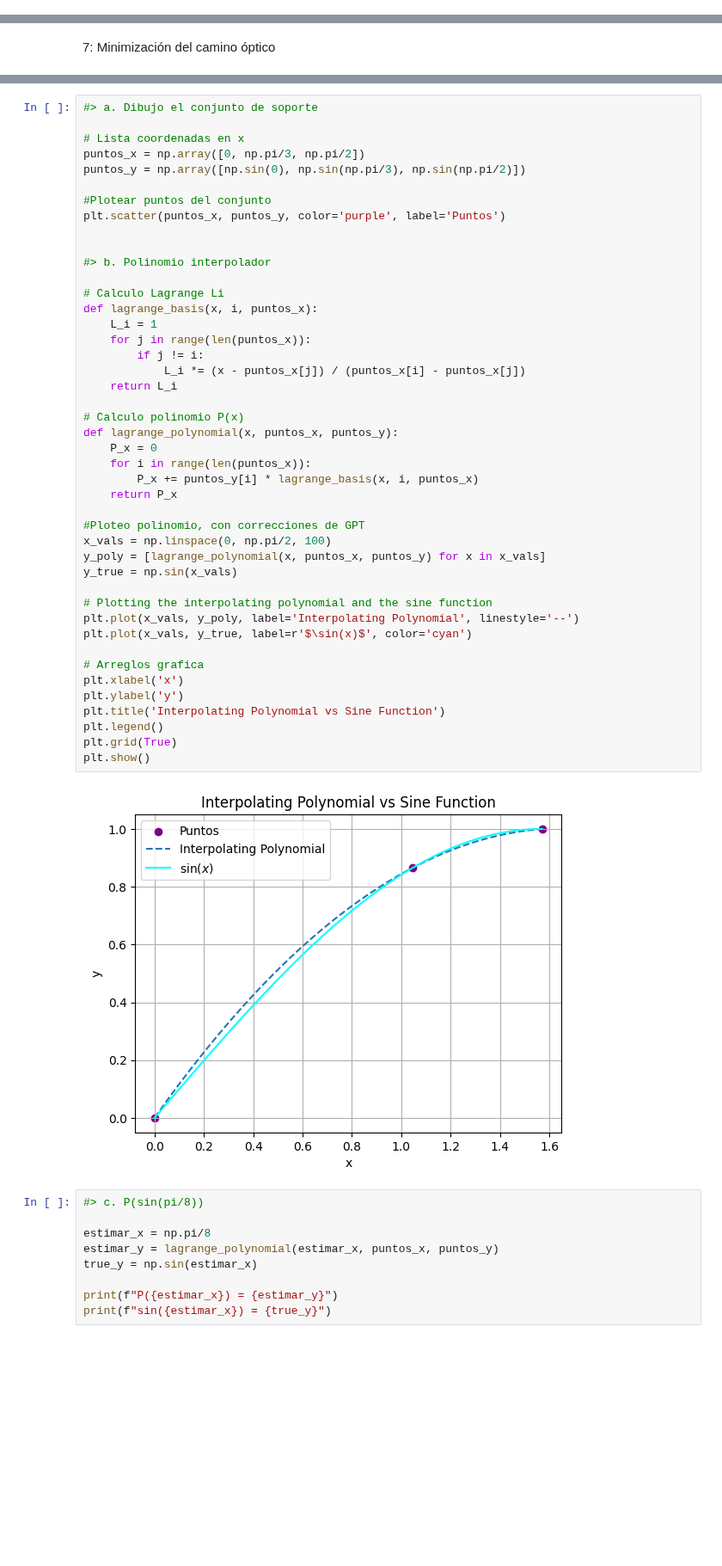
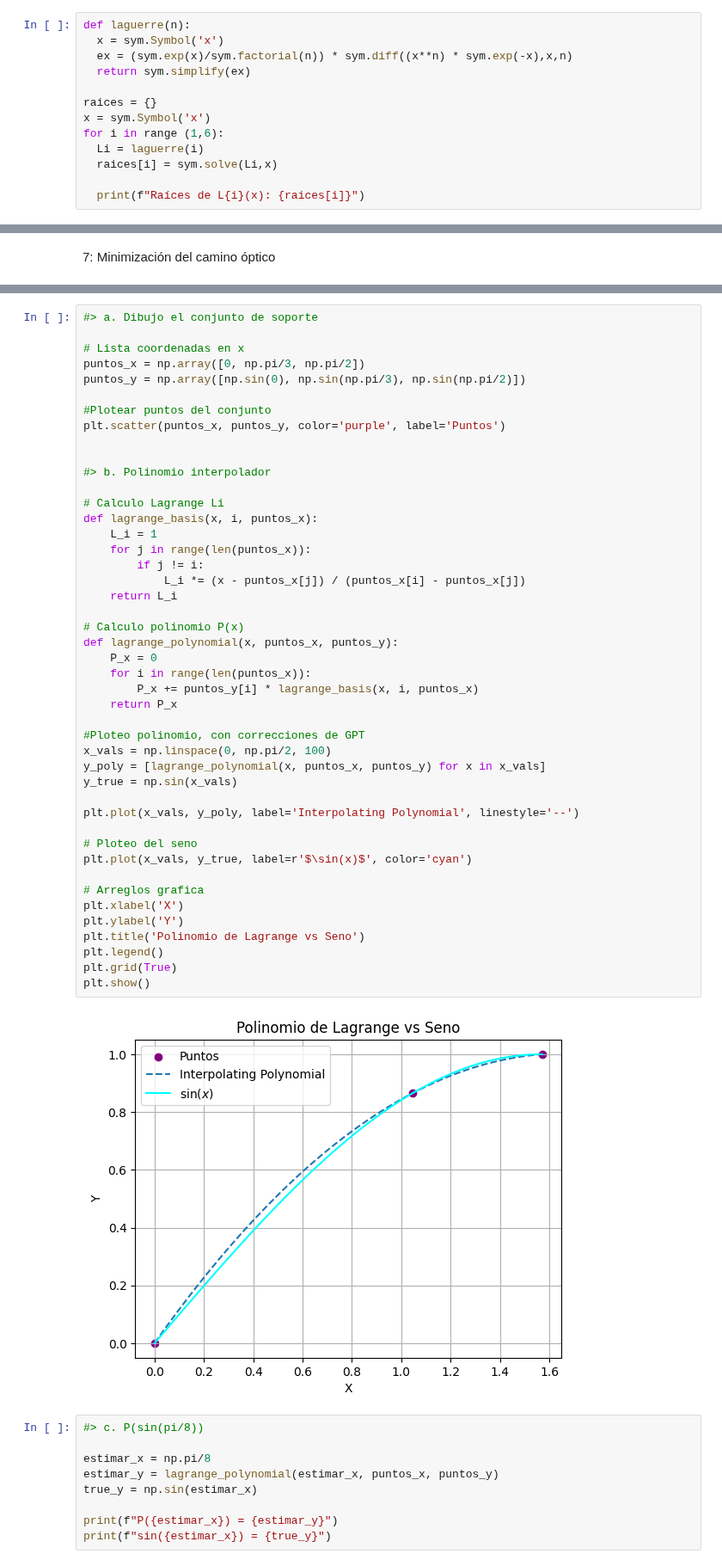
Before and after one commit to ampereapescador/MetodosI_AnaPerea_JuanGomez, a Jupyter notebook: PARCIAL1.ipynb, the cells around one changed output, grey strips where cells are left out. Shown at 86% size. Saved outputs shown, nothing was run; the diff lists cells and outputs as text; blank space fills up the shorter version.

```diff
--- a/PARCIAL1.ipynb
+++ b/PARCIAL1.ipynb
@@ -7,3 +8,16 @@ import matplotlib.pyplot as plt
 5: Raíces de los primeros 5 polinomios de Laguerre
 
 ![pto 5 p1.png](embedded-picture-1)
+# %%
+def laguerre(n):
+  x = sym.Symbol('x')
+  ex = (sym.exp(x)/sym.factorial(n)) * sym.diff((x**n) * sym.exp(-x),x,n)
+  return sym.simplify(ex)
+
+raices = {}
+x = sym.Symbol('x')
+for i in range (1,6):
+  Li = laguerre(i)
+  raices[i] = sym.solve(Li,x)
+
+  print(f"Raíces de L{i}(x): {raices[i]}")
@@ -27,38 +47,39 @@ plt.scatter(puntos_x, puntos_y, color='purple', label='Puntos')
 #> b. Polinomio interpolador
 
 # Calculo Lagrange Li
 def lagrange_basis(x, i, puntos_x):
     L_i = 1
     for j in range(len(puntos_x)):
         if j != i:
             L_i *= (x - puntos_x[j]) / (puntos_x[i] - puntos_x[j])
     return L_i
 
 # Calculo polinomio P(x)
 def lagrange_polynomial(x, puntos_x, puntos_y):
     P_x = 0
     for i in range(len(puntos_x)):
         P_x += puntos_y[i] * lagrange_basis(x, i, puntos_x)
     return P_x
 
 #Ploteo polinomio, con correcciones de GPT
 x_vals = np.linspace(0, np.pi/2, 100)
 y_poly = [lagrange_polynomial(x, puntos_x, puntos_y) for x in x_vals]
 y_true = np.sin(x_vals)
 
-# Plotting the interpolating polynomial and the sine function
 plt.plot(x_vals, y_poly, label='Interpolating Polynomial', linestyle='--')
+
+# Ploteo del seno
 plt.plot(x_vals, y_true, label=r'$\sin(x)$', color='cyan')
 
 # Arreglos grafica
-plt.xlabel('x')
-plt.ylabel('y')
-plt.title('Interpolating Polynomial vs Sine Function')
+plt.xlabel('X')
+plt.ylabel('Y')
+plt.title('Polinomio de Lagrange vs Seno')
 plt.legend()
 plt.grid(True)
 plt.show()
 # %% [output]
-[figure, old version]
+[figure, new version]
 # %%
 #> c. P(sin(pi/8))
 
```
Also changed, not shown: parts of 3 cells of this notebook.
